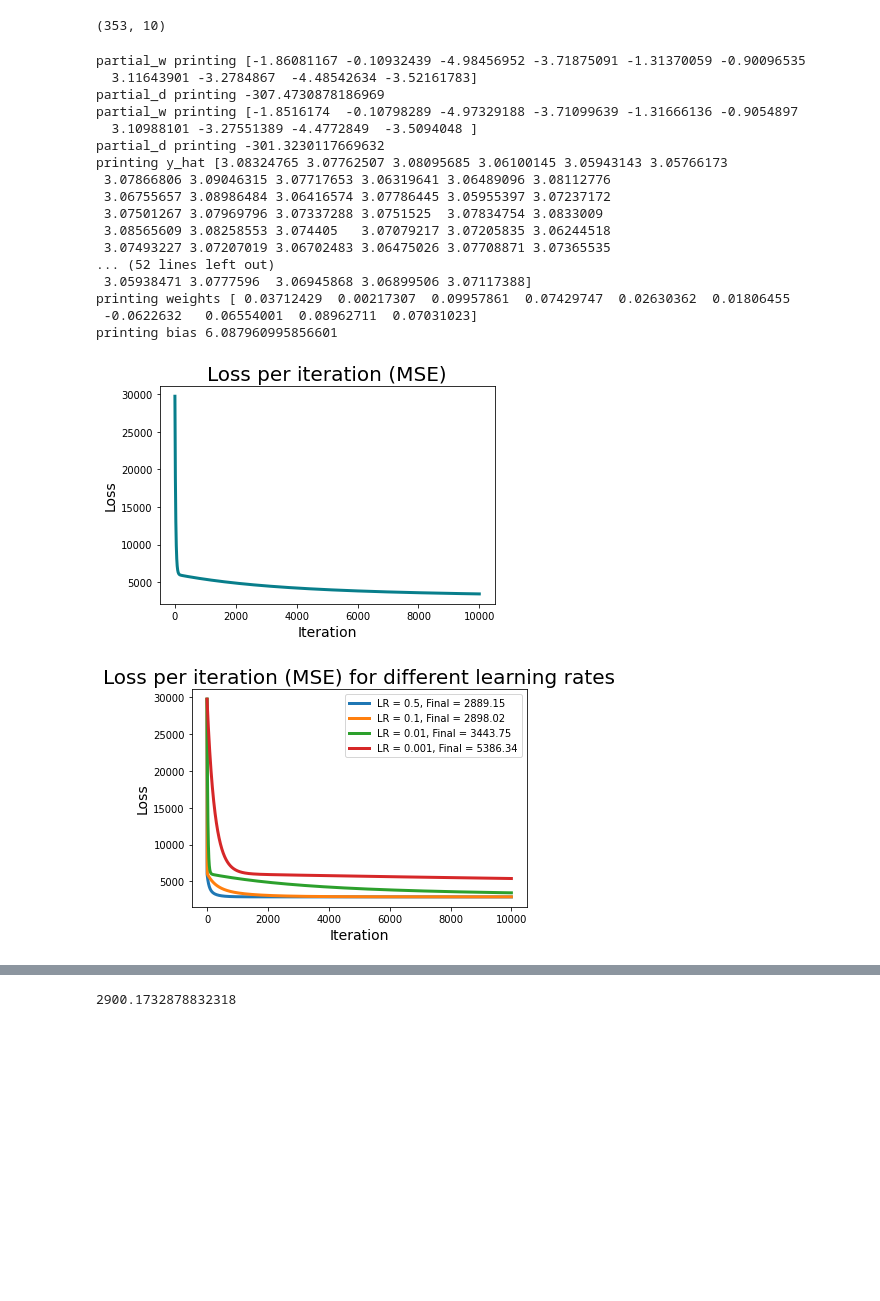
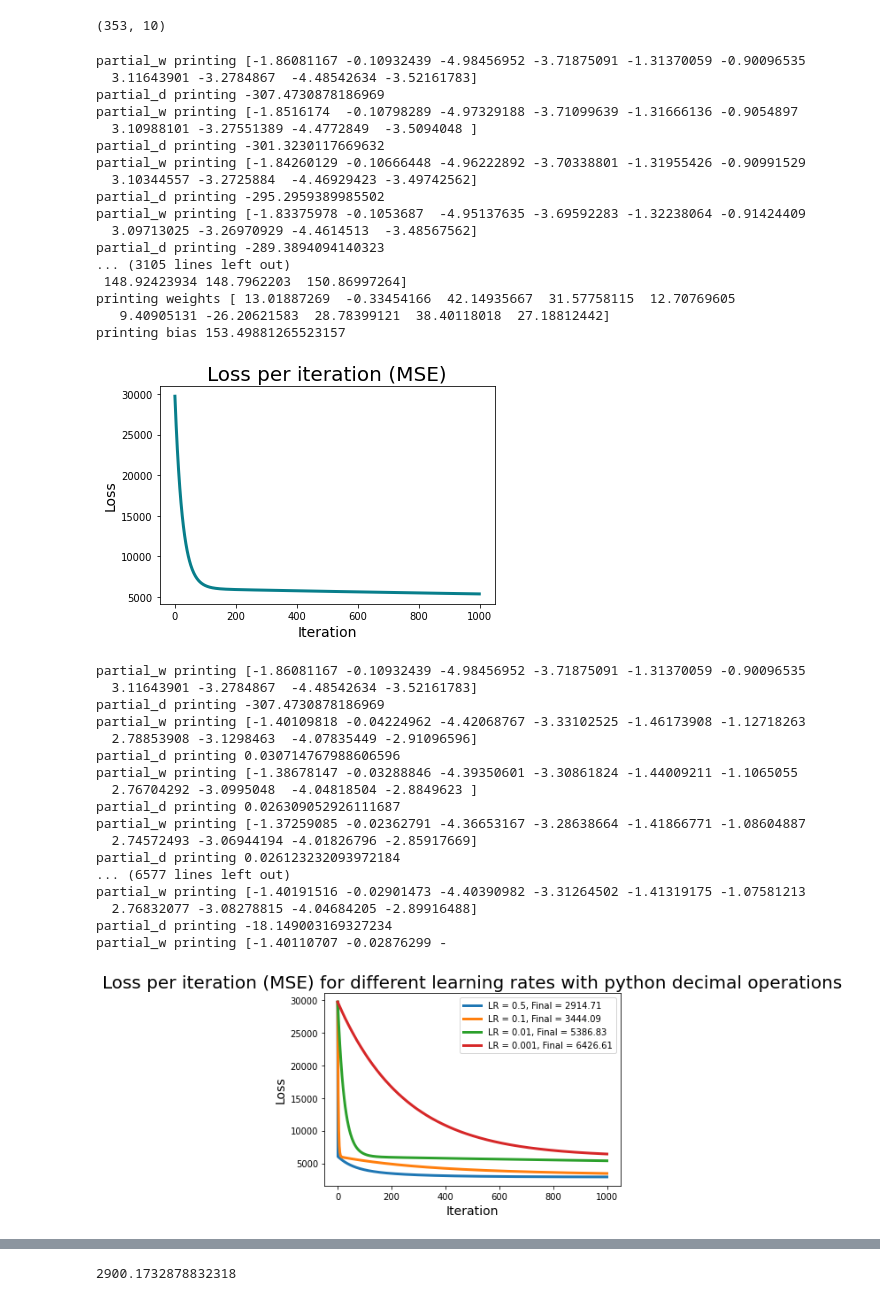
Before and after one commit to syber2020/Linear-Regression-in-Blockhchain, a Jupyter notebook: TES-LR-Multiple.ipynb, the cells around one changed output, grey strips where cells are left out. Drawn from its saved outputs; the diff is of its cells as text; code cells hidden in the pictures; blank space fills up the shorter version.

```diff
--- a/TES-LR-Multiple.ipynb
+++ b/TES-LR-Multiple.ipynb
@@ -3,7 +3,7 @@ class LinearRegression:
     '''
     A class which implements linear regression model with gradient descent.
     '''
-    def __init__(self, learning_rate=0.01, n_iterations=2):
+    def __init__(self, learning_rate=0.01, n_iterations=1000):
         self.learning_rate = learning_rate
         self.n_iterations = n_iterations
         self.weights, self.bias = None, None
@@ -114,17 +114,17 @@ partial_d printing -307.4730878186969
 partial_w printing [-1.8516174  -0.10798289 -4.97329188 -3.71099639 -1.31666136 -0.9054897
   3.10988101 -3.27551389 -4.4772849  -3.5094048 ]
 partial_d printing -301.3230117669632
-printing y_hat [3.08324765 3.07762507 3.08095685 3.06100145 3.05943143 3.05766173
- 3.07866806 3.09046315 3.07717653 3.06319641 3.06489096 3.08112776
- 3.06755657 3.08986484 3.06416574 3.07786445 3.05955397 3.07237172
- 3.07501267 3.07969796 3.07337288 3.0751525  3.07834754 3.0833009
- 3.08565609 3.08258553 3.074405   3.07079217 3.07205835 3.06244518
- 3.07493227 3.07207019 3.06702483 3.06475026 3.07708871 3.07365535
-... (52 lines left out)
- 3.05938471 3.0777596  3.06945868 3.06899506 3.07117388]
-printing weights [ 0.03712429  0.00217307  0.09957861  0.07429747  0.02630362  0.01806455
- -0.0622632   0.06554001  0.08962711  0.07031023]
-printing bias 6.087960995856601
+partial_w printing [-1.84260129 -0.10666448 -4.96222892 -3.70338801 -1.31955426 -0.90991529
+  3.10344557 -3.2725884  -4.46929423 -3.49742562]
+partial_d printing -295.2959389985502
+partial_w printing [-1.83375978 -0.1053687  -4.95137635 -3.69592283 -1.32238064 -0.91424409
+  3.09713025 -3.26970929 -4.4614513  -3.48567562]
+partial_d printing -289.3894094140323
+... (3105 lines left out)
+ 148.92423934 148.7962203  150.86997264]
+printing weights [ 13.01887269  -0.33454166  42.14935667  31.57758115  12.70769605
+   9.40905131 -26.20621583  28.78399121  38.40118018  27.18812442]
+printing bias 153.49881265523157
 # %%
 xs = np.arange(len(model.loss))
 ys = model.loss
@@ -135,28 +135,45 @@ plt.xlabel('Iteration', size=14)
 plt.ylabel('Loss', size=14)
 plt.show()
 # %% [output]
-[figure, old version]
+[figure, new version]
 # %%
 losses = {}
 for lr in [0.5, 0.1, 0.01, 0.001]:
     model = LinearRegression(learning_rate=lr)
     model.fit(X_train, y_train)
     losses[f'LR={str(lr)}'] = model.loss
 
 
 xs = np.arange(len(model.loss))
 
 plt.plot(xs, losses['LR=0.5'], lw=3, label=f"LR = 0.5, Final = {losses['LR=0.5'][-1]:.2f}")
 plt.plot(xs, losses['LR=0.1'], lw=3, label=f"LR = 0.1, Final = {losses['LR=0.1'][-1]:.2f}")
 plt.plot(xs, losses['LR=0.01'], lw=3, label=f"LR = 0.01, Final = {losses['LR=0.01'][-1]:.2f}")
 plt.plot(xs, losses['LR=0.001'], lw=3, label=f"LR = 0.001, Final = {losses['LR=0.001'][-1]:.2f}")
-plt.title('Loss per iteration (MSE) for different learning rates', size=20)
+plt.title('Loss per iteration (MSE) for different learning rates with python decimal operations', size=20)
 plt.xlabel('Iteration', size=14)
 plt.ylabel('Loss', size=14)
 plt.legend()
 plt.show()
 # %% [output]
+partial_w printing [-1.86081167 -0.10932439 -4.98456952 -3.71875091 -1.31370059 -0.90096535
+  3.11643901 -3.2784867  -4.48542634 -3.52161783]
+partial_d printing -307.4730878186969
+partial_w printing [-1.40109818 -0.04224962 -4.42068767 -3.33102525 -1.46173908 -1.12718263
+  2.78853908 -3.1298463  -4.07835449 -2.91096596]
+partial_d printing 0.030714767988606596
+partial_w printing [-1.38678147 -0.03288846 -4.39350601 -3.30861824 -1.44009211 -1.1065055
+  2.76704292 -3.0995048  -4.04818504 -2.8849623 ]
+partial_d printing 0.026309052926111687
+partial_w printing [-1.37259085 -0.02362791 -4.36653167 -3.28638664 -1.41866771 -1.08604887
+  2.74572493 -3.06944194 -4.01826796 -2.85917669]
+partial_d printing 0.026123232093972184
+... (6577 lines left out)
+partial_w printing [-1.40191516 -0.02901473 -4.40390982 -3.31264502 -1.41319175 -1.07581213
+  2.76832077 -3.08278815 -4.04684205 -2.89916488]
+partial_d printing -18.149003169327234
+partial_w printing [-1.40110707 -0.02876299 -
-[figure, old version]
+[figure, new version]
 # %%
 model = LinearRegression(learning_rate=0.5)
 model.fit(X_train, y_train)
```
Also changed, not shown: parts of 1 cell of this notebook, 3 other files.
